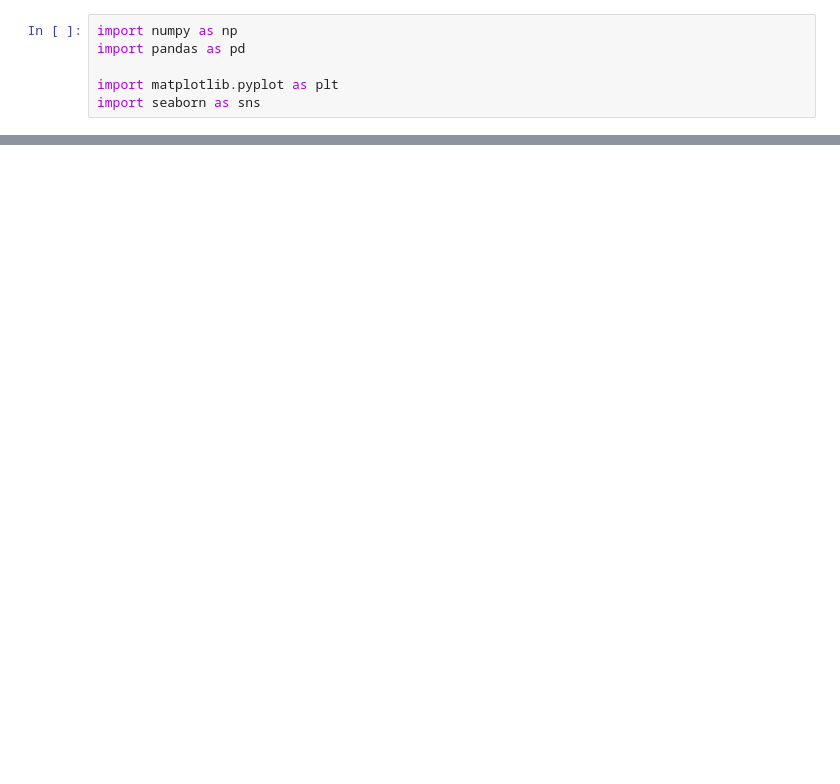
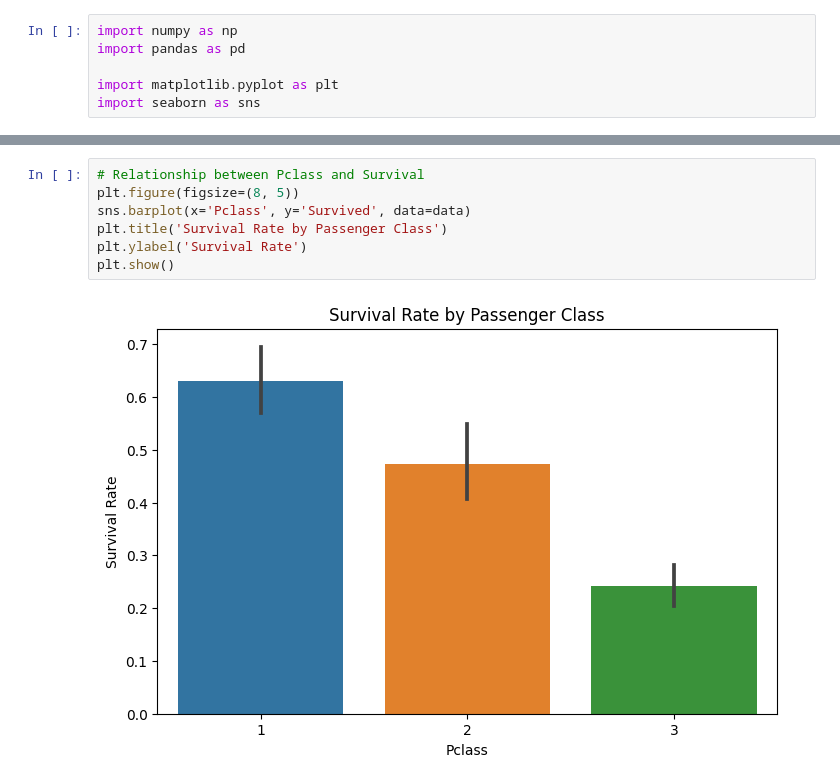
Before and after one commit to shamaseen/machine-learning-with-qafzah, a Jupyter notebook: notebooks/Part 3: End-to-End Machine Learning Project Workflow.ipynb, the cells around one changed output, grey strips where cells are left out. Drawn from its saved outputs; the diff is of its cells as text; blank space fills up the shorter version.

```diff
--- a/notebooks/Part 3: End-to-End Machine Learning Project Workflow.ipynb
+++ b/notebooks/Part 3: End-to-End Machine Learning Project Workflow.ipynb
@@ -10,0 +200,9 @@ FileNotFoundError: [Errno 2] No such file or directory: '../data/titanic.csv'
+# %%
+# Relationship between Pclass and Survival
+plt.figure(figsize=(8, 5))
+sns.barplot(x='Pclass', y='Survived', data=data)
+plt.title('Survival Rate by Passenger Class')
+plt.ylabel('Survival Rate')
+plt.show()
+# %% [output]
+[figure, added]
```
Also changed, not shown: parts of 44 cells of this notebook, 1 other file.
